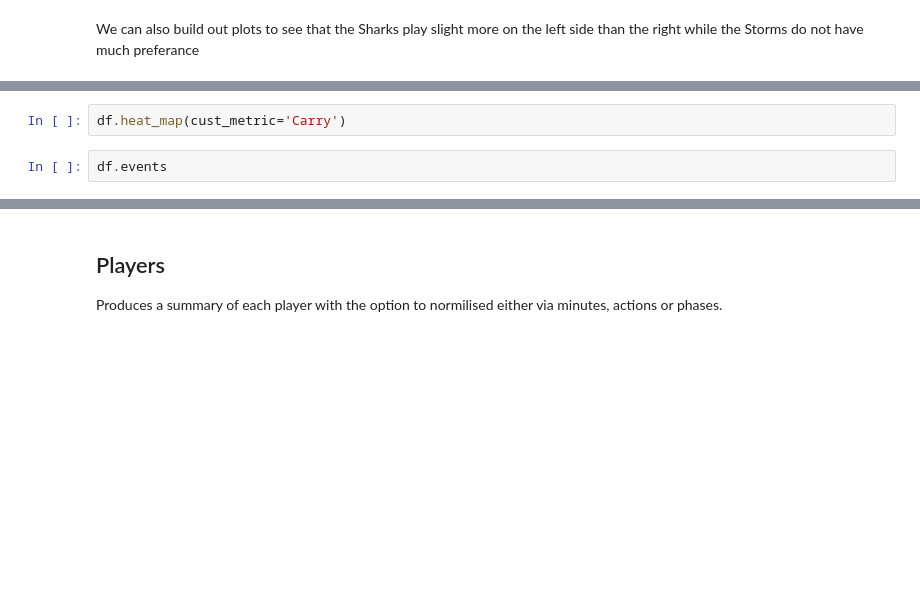
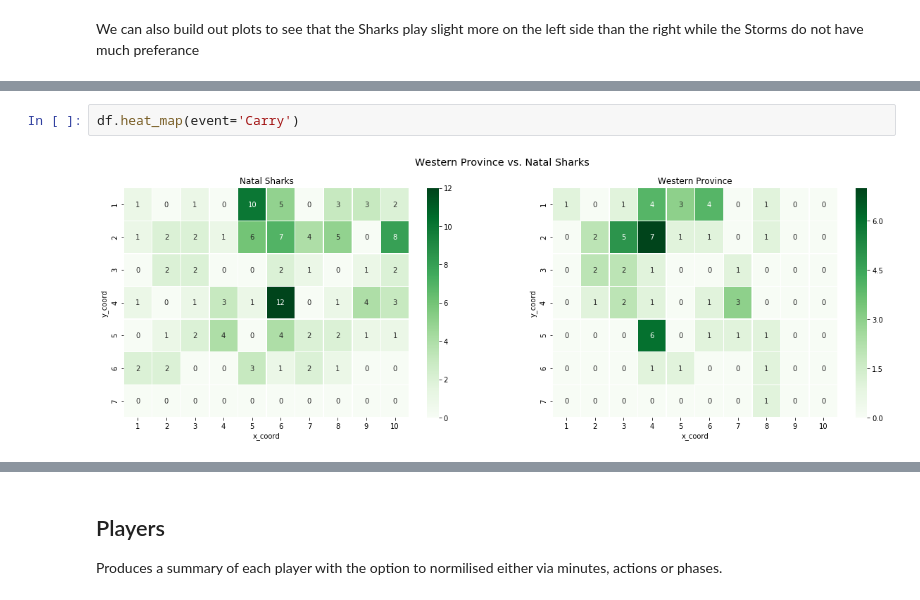
Before and after one commit to jlondal/pyrugga, a Jupyter notebook: jupyter/tuts/Getting Started.ipynb, the cells around one changed output, grey strips where cells are left out. Cells and saved outputs as stored; diff of their text form; blank space fills up the shorter version.

```diff
--- a/jupyter/tuts/Getting Started.ipynb
+++ b/jupyter/tuts/Getting Started.ipynb
@@ -179,4 +297,4 @@ df.heat_map(cust_metric='Pass')
 # %%
-df.heat_map(cust_metric='Carry')
+df.heat_map(event='Carry')
+# %% [output]
+[figure, added]
-# %%
-df.events
```
Also changed, not shown: parts of 14 cells of this notebook, 1 other file.
